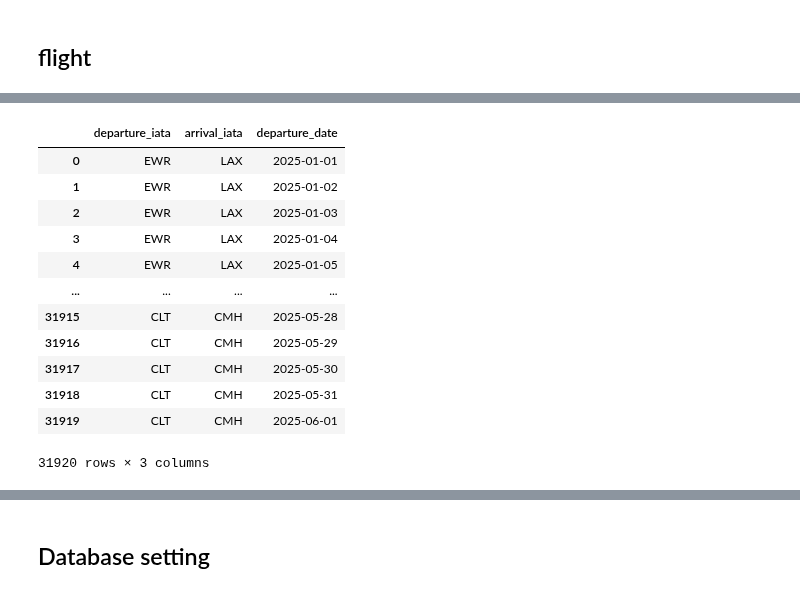
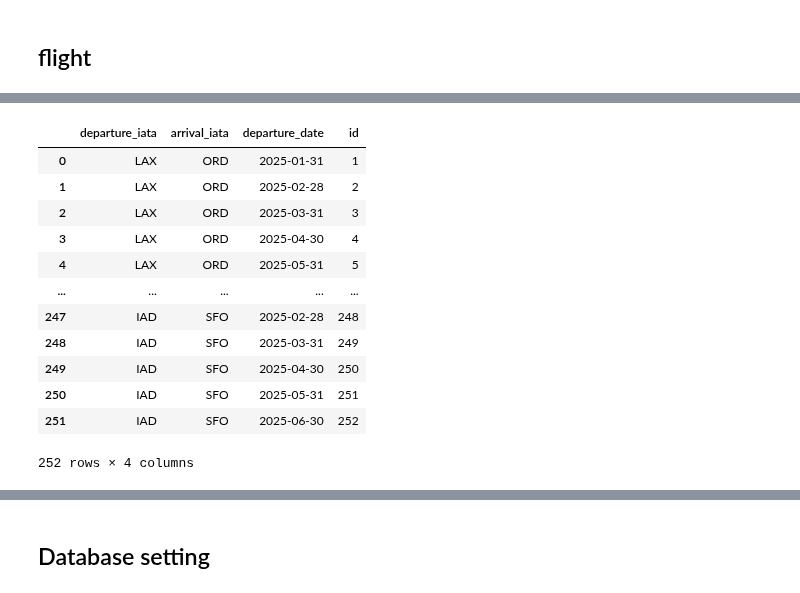
Before and after one commit to BadgerDaniel/UnitedUChicago2025Hackathon, a Jupyter notebook: data.ipynb, the cells around one changed output, grey strips where cells are left out. Saved outputs shown, nothing was run; the diff lists cells and outputs as text; code cells hidden in the pictures.

```diff
--- a/data.ipynb
+++ b/data.ipynb
@@ -402,6 +597,7 @@ df_weather
 # %%
-
-# df_iata.to_csv('data/intermediate/city_airport.csv')
-df_iata = pd.read_csv('data/intermediate/city_airport.csv', index_col=0)
+# encode dc airport to united hub
+# df_iata.loc[6, 'iata_code'] = 'IAD'
+# df_iata.to_csv('data/intermediate/city_airport.csv', index=False)
+df_iata = pd.read_csv('data/intermediate/city_airport.csv')
 df_iata
 # %% [output]
@@ -529,30 +689,30 @@ def airport_to_route(df):
 # %%
 airport_route = pd.DataFrame(list(permutations(df_iata["iata_code"], 2)))
 # airport_route
 
-dates = pd.date_range(start="2025-01-01", end="2025-06-01", freq="D", tz="UTC")
+dates = pd.date_range(start="2025-01-01", end="2025-06-30", freq="M", tz="UTC")
 df_dates = pd.DataFrame(dates)
 
 route_dates = airport_route.merge(df_dates, how="cross")
 route_dates.columns = ['departure_iata', 'arrival_iata', 'departure_date']
 route_dates['departure_date'] = pd.to_datetime(route_dates['departure_date']).dt.strftime('%Y-%m-%d')
-
+route_dates['id'] = range(1, len(route_dates)+1)
 
 route_dates
 # %% [output]
-|  | departure_iata | arrival_iata | departure_date |
-| 0 | EWR | LAX | 2025-01-01 |
-| 1 | EWR | LAX | 2025-01-02 |
-| 2 | EWR | LAX | 2025-01-03 |
-| 3 | EWR | LAX | 2025-01-04 |
-| 4 | EWR | LAX | 2025-01-05 |
-| ... | ... | ... | ... |
-| 31915 | CLT | CMH | 2025-05-28 |
-| 31916 | CLT | CMH | 2025-05-29 |
-| 31917 | CLT | CMH | 2025-05-30 |
-| 31918 | CLT | CMH | 2025-05-31 |
-| 31919 | CLT | CMH | 2025-06-01 |
+|  | departure_iata | arrival_iata | departure_date | id |
+| 0 | LAX | ORD | 2025-01-31 | 1 |
+| 1 | LAX | ORD | 2025-02-28 | 2 |
+| 2 | LAX | ORD | 2025-03-31 | 3 |
+| 3 | LAX | ORD | 2025-04-30 | 4 |
+| 4 | LAX | ORD | 2025-05-31 | 5 |
+| ... | ... | ... | ... | ... |
+| 247 | IAD | SFO | 2025-02-28 | 248 |
+| 248 | IAD | SFO | 2025-03-31 | 249 |
+| 249 | IAD | SFO | 2025-04-30 | 250 |
+| 250 | IAD | SFO | 2025-05-31 | 251 |
+| 251 | IAD | SFO | 2025-06-30 | 252 |
-31920 rows × 3 columns
+252 rows × 4 columns
 # %%
 from amadeus import Client, ResponseError
 
```
Also changed, not shown: parts of 60 cells of this notebook, 7 other files.
